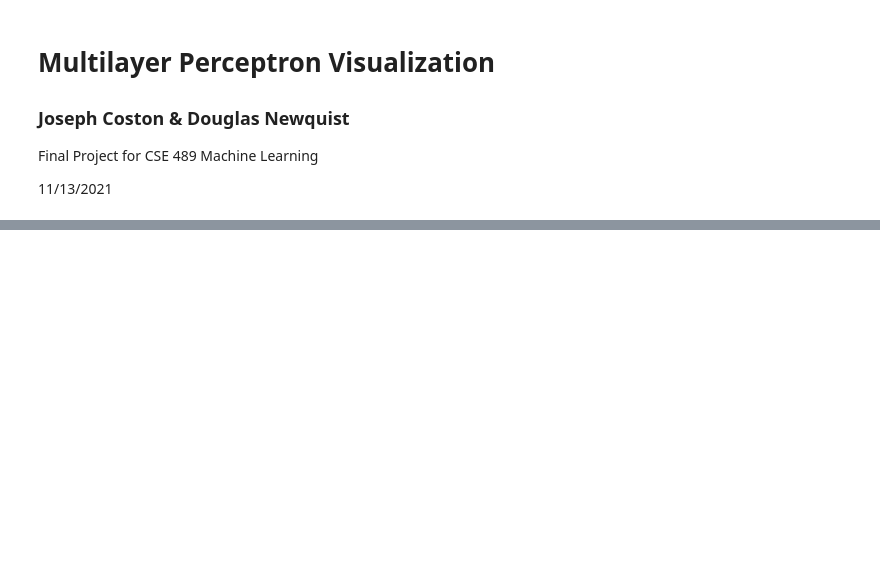
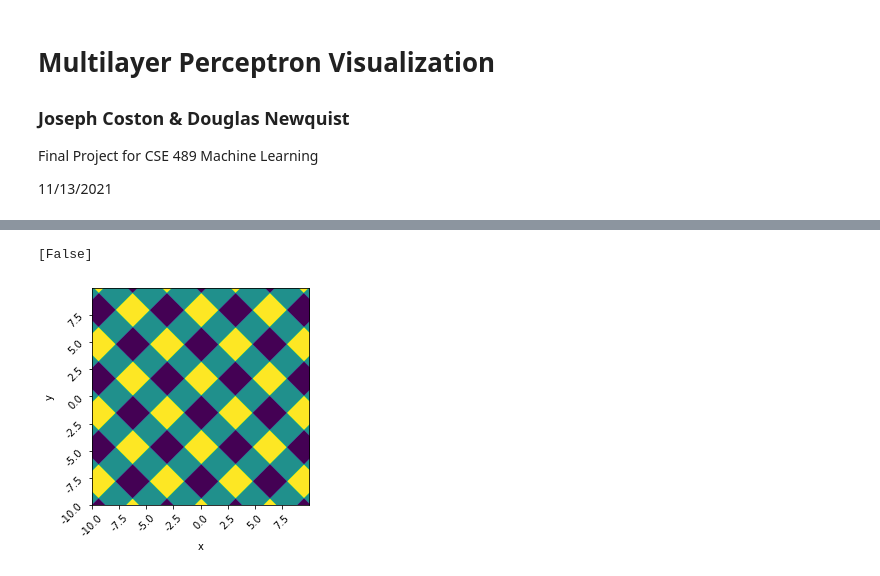
Before and after one commit to joseph-coston/Multilayer-Perceptron, a Jupyter notebook: MLP.ipynb, the cells around one changed output, grey strips where cells are left out. Cells and saved outputs as stored; diff of their text form; code cells hidden in the pictures; blank space fills up the shorter version.

Commit message:
Fixed transpose error in visualization.

```diff
--- a/MLP.ipynb
+++ b/MLP.ipynb
@@ -24,4 +27,4 @@ fig.suptitle('Actual Point Output Values')
 # %%
 # Example linear perceptron describing the line (x + y > 0)
-s1 = mlp.Neuron([1,1], lambda x: x > 0, 0)
+s1 = mlp.Neuron([1,1.5], lambda x: x > 0, 0)
 s1.evaluate((pc.data['x'][0],pc.data['y'][0]))
@@ -29,13 +34,12 @@ s1.evaluate((pc.data['x'][0],pc.data['y'][0]))
 # visualize the output space
 def visualize(o, dim, scale, mode='flatten'):
     if isinstance(o,mlp.Neuron):
-        plt.imshow(o.get_matrix(dim, scale), origin='lower')
+        plt.imshow(np.array(o.get_matrix(dim, scale)).T, origin='lower')
     elif isinstance(o, mlp.Layer):
-        plt.imshow(o.get_matrix(dim, scale, mode), origin='lower')
+        plt.imshow(np.array(o.get_matrix(dim, scale, mode)).T, origin='lower')
     ax = plt.gca()
     ax.set_xlabel('x')
     ax.set_ylabel('y')
-    # ax.set_xticklabels(np.arange(-dim*scale/2,dim*scale/2,dim*scale/10), rotation=45)
     plt.locator_params(axis="x", nbins=10)
     plt.locator_params(axis="y", nbins=10)
     ax.set_xticklabels((ax.get_xticks()-dim/2)*scale, rotation = 45)
@@ -75,9 +102,13 @@ layer2 = mlp.Layer([all_neuron])
 
 triangle = mlp.NeuralNetwork([layer1, layer2])
 triangle.evalute((1, 1))
+# %% [output]
+[False]
 # %%
 # visualize the output space
-visualize(layer1, 400, 0.05)
+visualize(layer1, 400, 0.05, 'add')
+# %% [output]
+[figure, added]
 # %%
 def plot2D_network(n):
 	for group in range(n.output_size):
```
Also changed, not shown: parts of 7 cells of this notebook.
